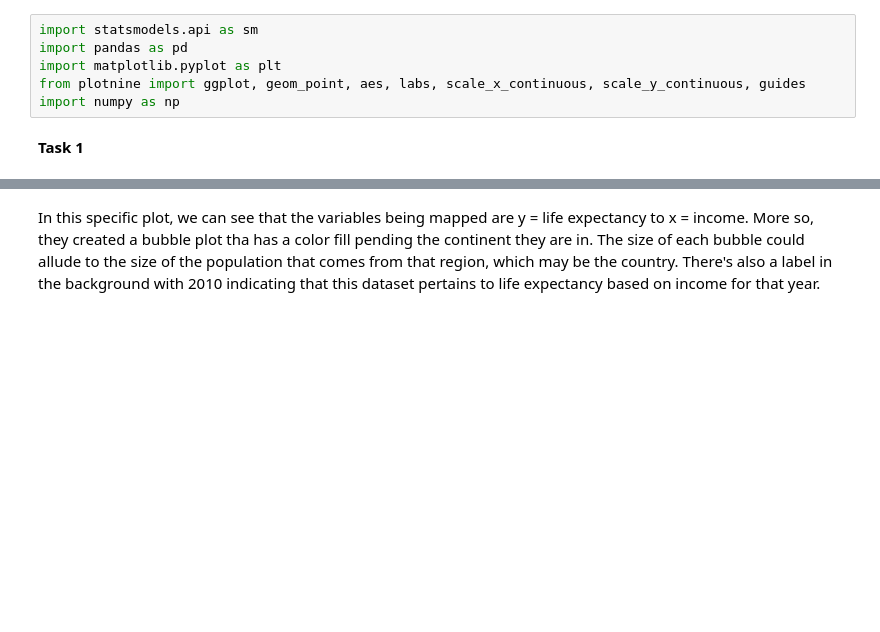
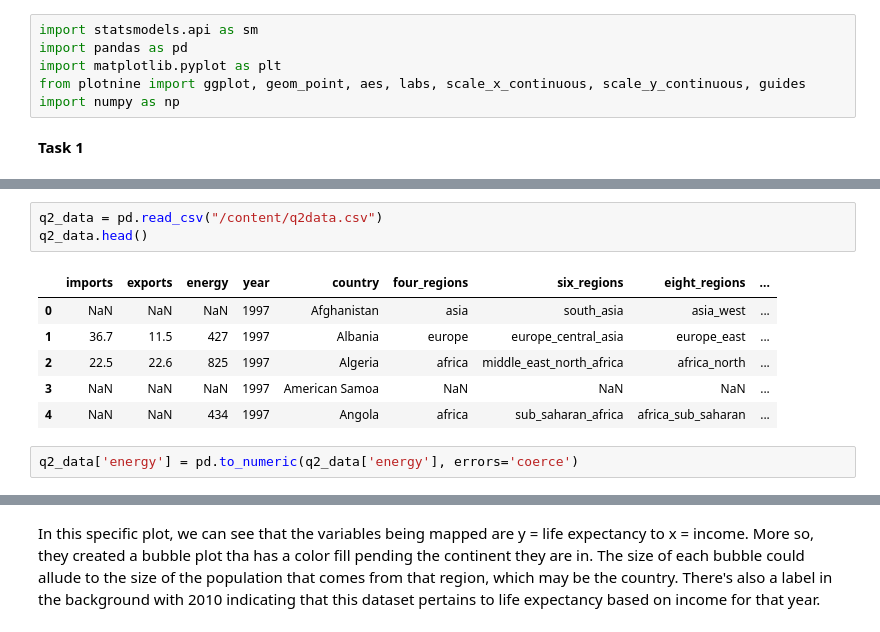
Before and after one commit to ulisesjcaroflores/Lab1, a Jupyter notebook: Lab1.ipynb, the cells around one changed output, grey strips where cells are left out. Saved outputs shown, nothing was run; the diff lists cells and outputs as text; blank space fills up the shorter version.

```diff
--- a/Lab1.ipynb
+++ b/Lab1.ipynb
@@ -12,0 +78,12 @@ import numpy as np
+# %%
+q2_data = pd.read_csv("/content/q2data.csv")
+q2_data.head()
+# %% [output]
+|  | imports | exports | energy | year | country | four_regions | six_regions | eight_regions | ... |
+| 0 | NaN | NaN | NaN | 1997 | Afghanistan | asia | south_asia | asia_west | ... |
+| 1 | 36.7 | 11.5 | 427 | 1997 | Albania | europe | europe_central_asia | europe_east | ... |
+| 2 | 22.5 | 22.6 | 825 | 1997 | Algeria | africa | middle_east_north_africa | africa_north | ... |
+| 3 | NaN | NaN | NaN | 1997 | American Samoa | NaN | NaN | NaN | ... |
+| 4 | NaN | NaN | 434 | 1997 | Angola | africa | sub_saharan_africa | africa_sub_saharan | ... |
+# %%
+q2_data['energy'] = pd.to_numeric(q2_data['energy'], errors='coerce')
```
Also changed, not shown: parts of 18 cells of this notebook.
